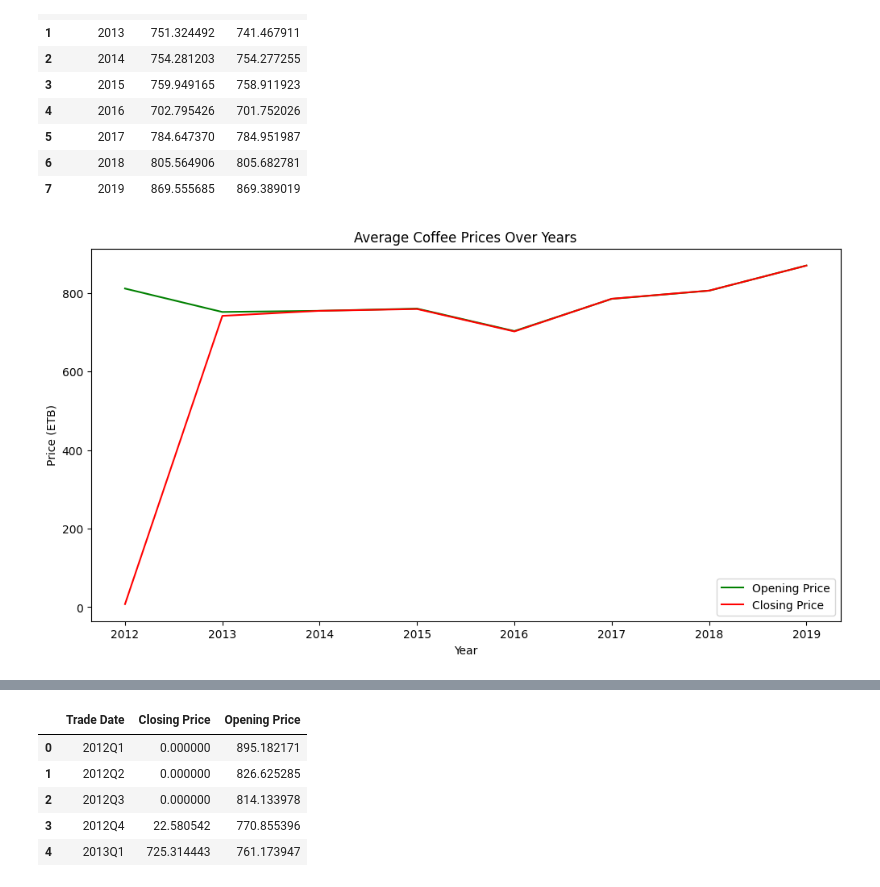
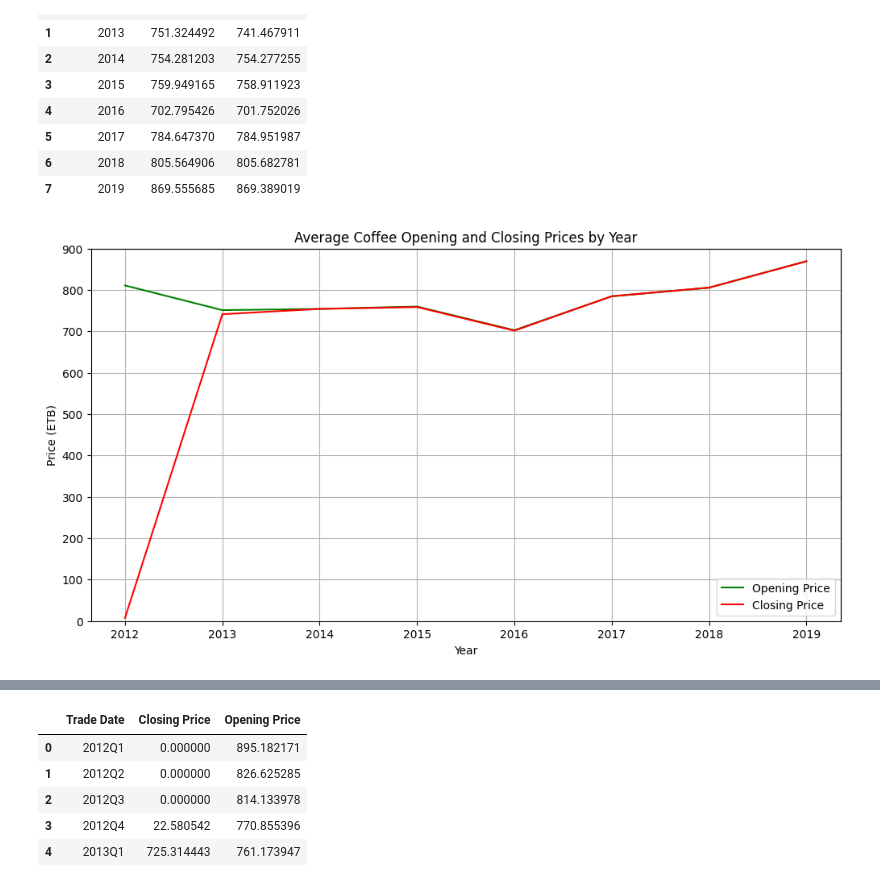
Before and after one commit to natnaelaster/data-analysis-projects, a Jupyter notebook: ETH_Coffee python + tablue/ethio-coffe-exchange.ipynb, the cells around one changed output, grey strips where cells are left out. Drawn from its saved outputs; the diff is of its cells as text; code cells hidden in the pictures.

Commit message:
visualizalion
applying visualizations for the insights

```diff
--- a/ETH_Coffee python + tablue/ethio-coffe-exchange.ipynb
+++ b/ETH_Coffee python + tablue/ethio-coffe-exchange.ipynb
@@ -237,10 +239,15 @@ yearly_price_trade
 | 6 | 2018 | 805.564906 | 805.682781 |
 | 7 | 2019 | 869.555685 | 869.389019 |
 # %%
-yearly_price_trade.plot(kind='line', figsize=(12, 6), title='Average Coffee Prices Over Years', color=['green', 'red'])
+plt.figure(figsize=(12, 6))
+plt.plot(yearly_price_trade['Trade Date'], yearly_price_trade['Opening Price'], label='Opening Price', color='green')
+plt.plot(yearly_price_trade['Trade Date'], yearly_price_trade['Closing Price'], label='Closing Price', color='red')
+plt.title('Average Coffee Opening and Closing Prices by Year')
+plt.xlabel('Year')
 plt.ylabel('Price (ETB)')
-plt.xlabel('Year')
-plt.grid(False)
+plt.ylim(0, 900)
+plt.legend()
+plt.grid(True)
 plt.show()
 # %% [output]
-[figure, old version]
+[figure, new version]
```
Also changed, not shown: parts of 25 cells of this notebook.
